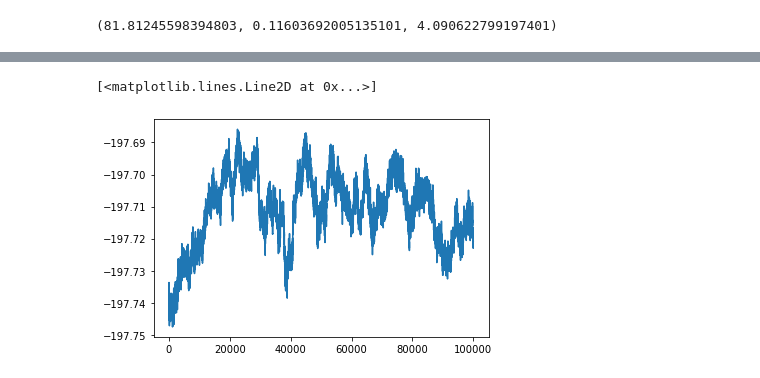
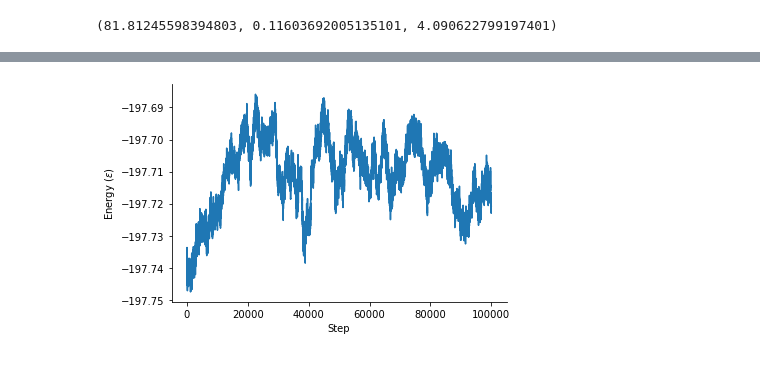
Before and after one commit to lkwagner/PHYS466_data, a Jupyter notebook: hw2/part4_lj_analyze.ipynb, the cells around one changed output, grey strips where cells are left out. Drawn from its saved outputs; the diff is of its cells as text; code cells hidden in the pictures.

```diff
--- a/hw2/part4_lj_analyze.ipynb
+++ b/hw2/part4_lj_analyze.ipynb
@@ -32,6 +34,9 @@ print(var)
 0.00011433351189947923
-# %%
-plt.plot(df['KE'] + df['PE'])
-# %% [output]
-[<matplotlib.lines.Line2D at 0x...>]
-[figure, removed]
+# %%
+plt.plot(df['KE'] + df['PE'])
+plt.xlabel("Step")
+plt.ylabel("Energy ($\epsilon$)")
+sns.despine()
+plt.savefig("init_total.pdf", bbox_inches='tight')
+# %% [output]
+[figure, added]
```
Also changed, not shown: parts of 6 cells of this notebook.
